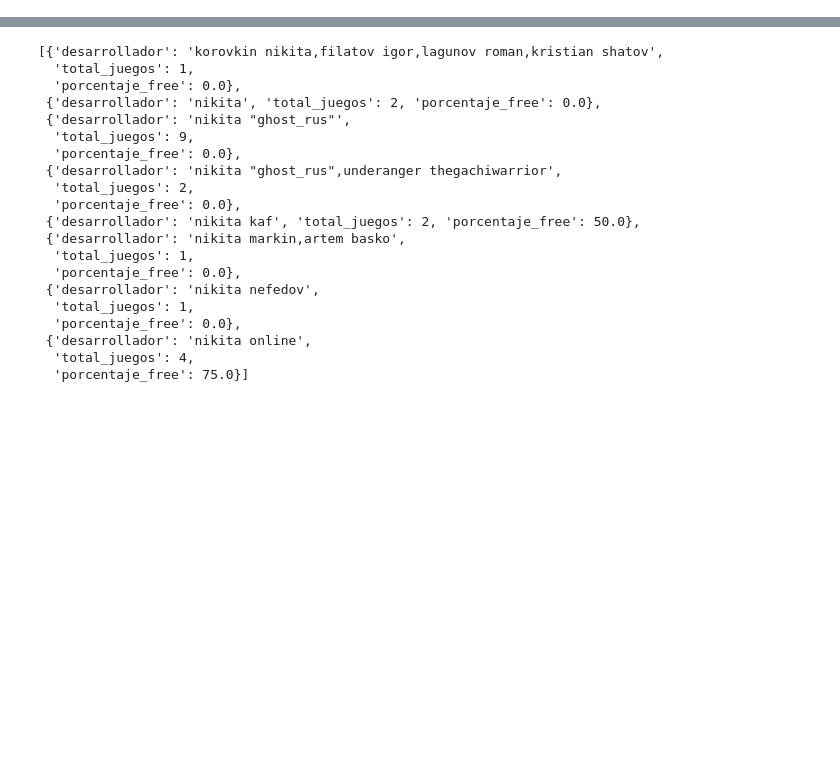
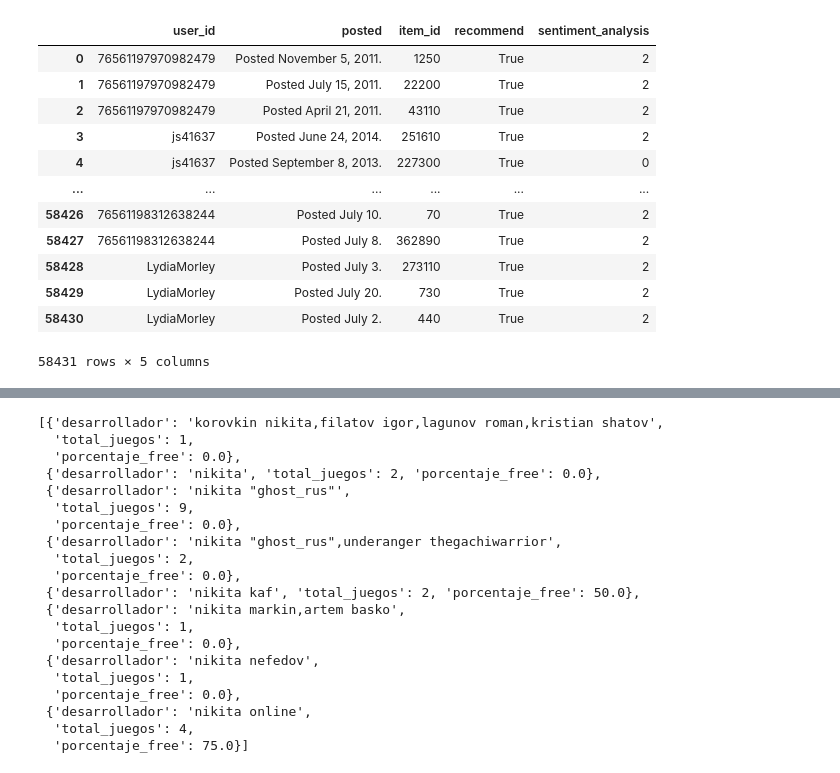
Before and after one commit to vanesalinas/HenryPI_MLOps, a Jupyter notebook: funciones.ipynb, the cells around one changed output, grey strips where cells are left out. Drawn from its saved outputs; the diff is of its cells as text; code cells hidden in the pictures; blank space fills up the shorter version.

```diff
--- a/funciones.ipynb
+++ b/funciones.ipynb
@@ -45,5 +5,0 @@ df_steam_games = df_steam_games.dropna(subset=['release_date'])
-# %%
-try:
-    df_user_reviews = pd.read_json('./Datasets/clean_user_reviews.json', lines=True)
-except ValueError as e:
-    print(f"Error al leer el archivo JSON: {e}")
@@ -54,0 +28,22 @@ except ValueError as e:
+# %%
+# Descomprimir el archivo JSON usando gzip y cargar los datos en un DataFrame
+with gzip.open('/content/clean_user_reviews.json.gz', "rb") as archivo_comprimido:
+    # Cargar los datos JSON
+    df_user_reviews = pd.read_json(archivo_comprimido, lines=True)
+
+# Mostrar el DataFrame
+df_user_reviews
+# %% [output]
+|  | user_id | posted | item_id | recommend | sentiment_analysis |
+| 0 | 76561197970982479 | Posted November 5, 2011. | 1250 | True | 2 |
+| 1 | 76561197970982479 | Posted July 15, 2011. | 22200 | True | 2 |
+| 2 | 76561197970982479 | Posted April 21, 2011. | 43110 | True | 2 |
+| 3 | js41637 | Posted June 24, 2014. | 251610 | True | 2 |
+| 4 | js41637 | Posted September 8, 2013. | 227300 | True | 0 |
+| ... | ... | ... | ... | ... | ... |
+| 58426 | 76561198312638244 | Posted July 10. | 70 | True | 2 |
+| 58427 | 76561198312638244 | Posted July 8. | 362890 | True | 2 |
+| 58428 | LydiaMorley | Posted July 3. | 273110 | True | 2 |
+| 58429 | LydiaMorley | Posted July 20. | 730 | True | 2 |
+| 58430 | LydiaMorley | Posted July 2. | 440 | True | 2 |
+58431 rows × 5 columns
```
Also changed, not shown: parts of 10 cells of this notebook.
